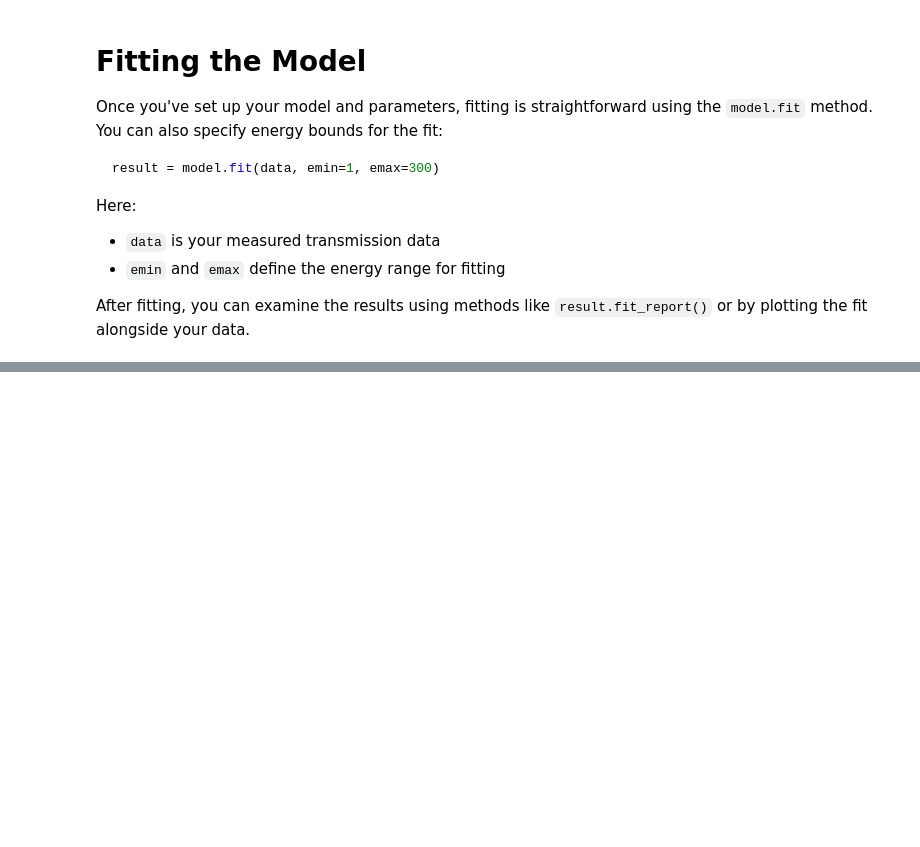
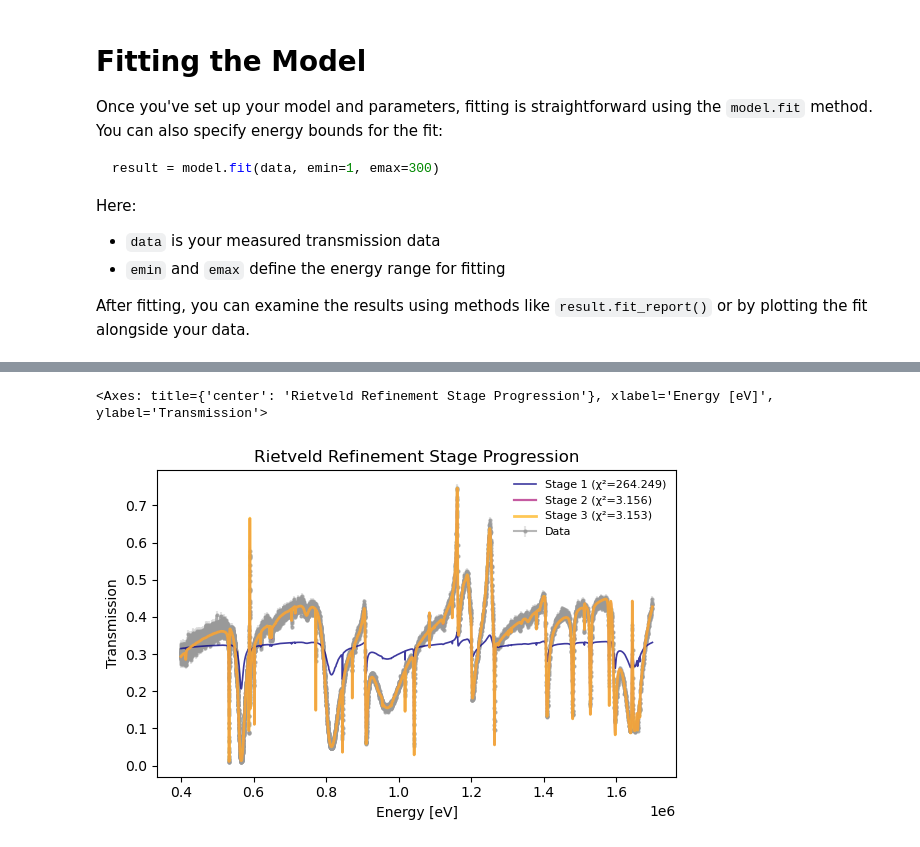
Before and after one commit to TsvikiHirsh/nres, a Jupyter notebook: notebooks/nres_demo.ipynb, the cells around one changed output, grey strips where cells are left out. Cells and saved outputs as stored; diff of their text form; code cells hidden in the pictures; blank space fills up the shorter version.

```diff
--- a/notebooks/nres_demo.ipynb
+++ b/notebooks/nres_demo.ipynb
@@ -687,0 +690,5 @@ Correlations (unreported values are < 0.100)
+# %%
+result.plot_stage_progression()
+# %% [output]
+<Axes: title={'center': 'Rietveld Refinement Stage Progression'}, xlabel='Energy [eV]', ylabel='Transmission'>
+[figure, added]
```
Also changed, not shown: parts of 15 cells of this notebook, 1 other file.
